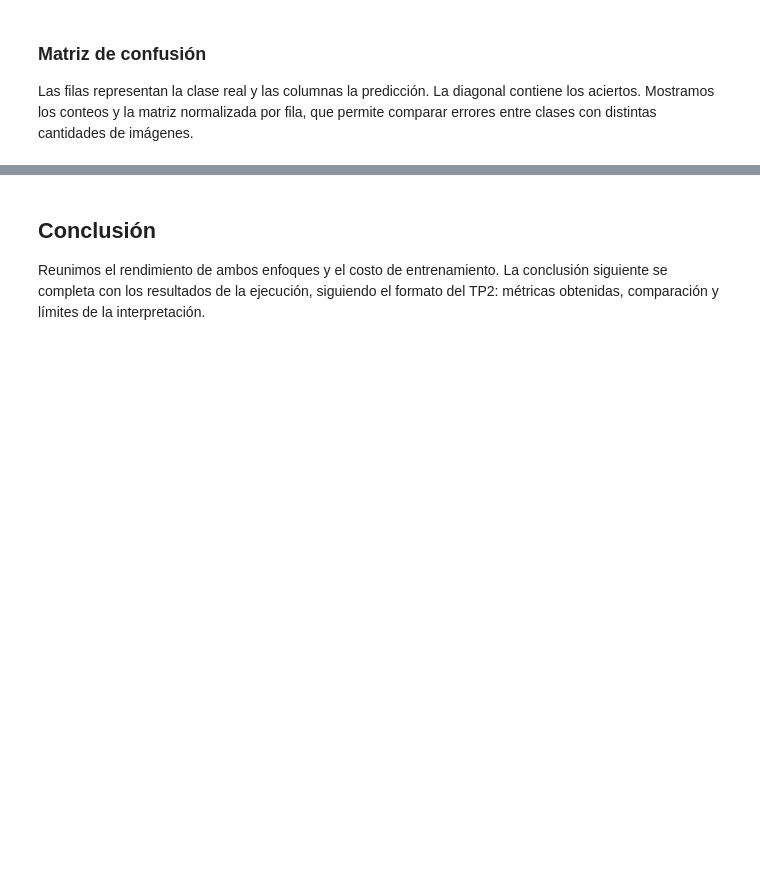
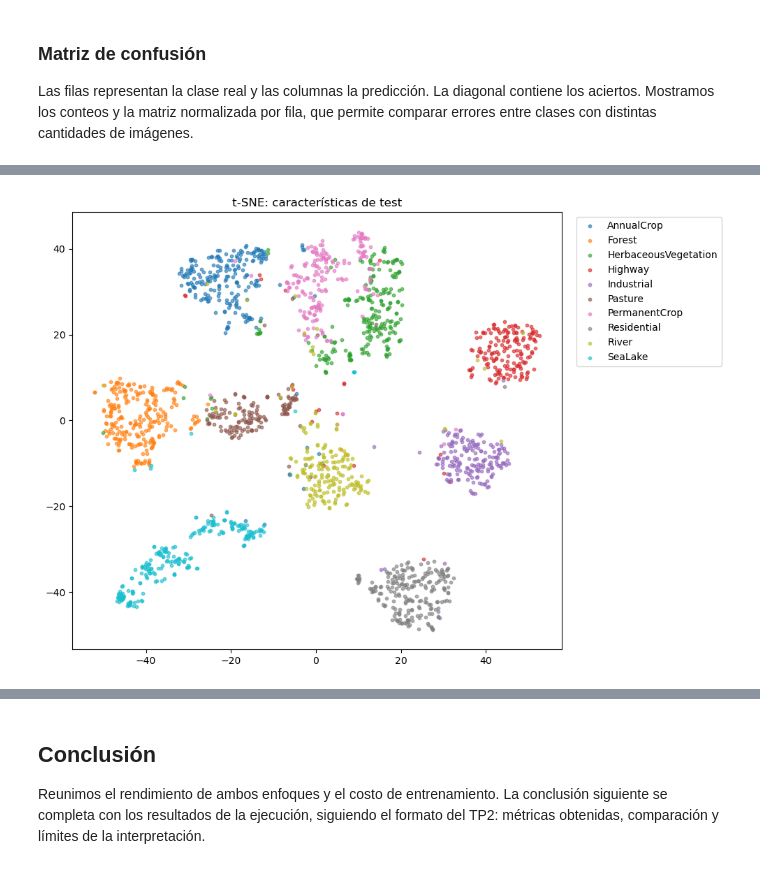
Before and after one commit to basmaxxx/TP3-TDVI, a Jupyter notebook: tp3.ipynb, the cells around one changed output, grey strips where cells are left out. Cells and saved outputs as stored; diff of their text form; code cells hidden in the pictures; blank space fills up the shorter version.

```diff
--- a/tp3.ipynb
+++ b/tp3.ipynb
@@ -732,41 +795,19 @@ display(Markdown(f'Las dos componentes conservan **{varianza_pca:.1%}** de la '
 # %%
-# Comparamos centroides para orientar la lectura del gráfico.
-centroides = []
-dispersiones = []
+from sklearn.manifold import TSNE
+muestreo = np.random.default_rng(SEED)
+indices_latentes = muestreo.choice(len(features_test), min(2000, len(features_test)), replace=False)
+features_muestra = features_test[indices_latentes]
+labels_muestra = labels_latentes_test[indices_latentes]
+tsne = TSNE(n_components=2, perplexity=30, init='pca', learning_rate='auto', random_state=SEED)
+proyeccion_tsne = tsne.fit_transform(features_muestra)
+plt.figure(figsize=(10, 7))
 for label in range(num_classes):
-    seleccion = labels_latentes_test == label
-    puntos = proyeccion_test[seleccion]
-    centroide = puntos.mean(axis=0)
-    centroides.append(centroide)
-    radios = np.linalg.norm(puntos - centroide, axis=1)
-    dispersiones.append(float(radios.mean()))  # Distancia media al centro.
-
-distancias = []
-for a in range(num_classes):
-    for b in range(a + 1, num_classes):
-        distancia = np.linalg.norm(centroides[a] - centroides[b])
-        distancias.append((float(distancia), a, b))
-distancias.sort()
-distancia, a, b = distancias[0]
-display(Markdown(f'En esta proyección, los centroides más cercanos corresponden a '
-                 f'**{class_names[a]}** y **{class_names[b]}**. '
-                 'La cercanía resume la posición media, pero no mide por sí sola '
-                 'la superposición ni confirma clusters separados. '
-                 'La separación se interpreta junto con la dispersión de los puntos '
-                 'y las confusiones del clasificador.'))
-
-suma_dispersiones = dispersiones[a] + dispersiones[b]
-if distancia < suma_dispersiones:
-    lectura_pca = ('La distancia entre esos centros es menor que la suma de sus '
-                   'dispersiones medias. Esto sugiere grupos próximos o superpuestos '
-                   'en esta proyección, que conviene contrastar con el gráfico.')
-else:
-    lectura_pca = ('La distancia entre esos centros supera la suma de sus dispersiones '
-                   'medias. Hay separación de sus centros en relación con su escala '
-                   'interna, aunque eso no garantiza que todos los puntos estén separados.')
-display(Markdown(lectura_pca + f' Distancia: **{distancia:.3f}**; suma de '
-                 f'dispersiones: **{suma_dispersiones:.3f}**. '
-                 'Es una descripción geométrica, no una prueba estadística de clusters.'))
-
-reporte_custom = classification_report(y_test, pred_custom, labels=range(num_classes),
-                                        target_names=class_names, output_dict=True, zero_division=0)
+    seleccion = labels_muestra == label
+    plt.scatter(proyeccion_tsne[seleccion, 0], proyeccion_tsne[seleccion, 1],
+                s=10, alpha=0.6, label=class_names[label])
+plt.title('t-SNE: características de test')
+plt.legend(bbox_to_anchor=(1.02, 1))
+plt.tight_layout()
+plt.show()
+# %% [output]
+[figure, added]
```
Also changed, not shown: parts of 39 cells of this notebook.
